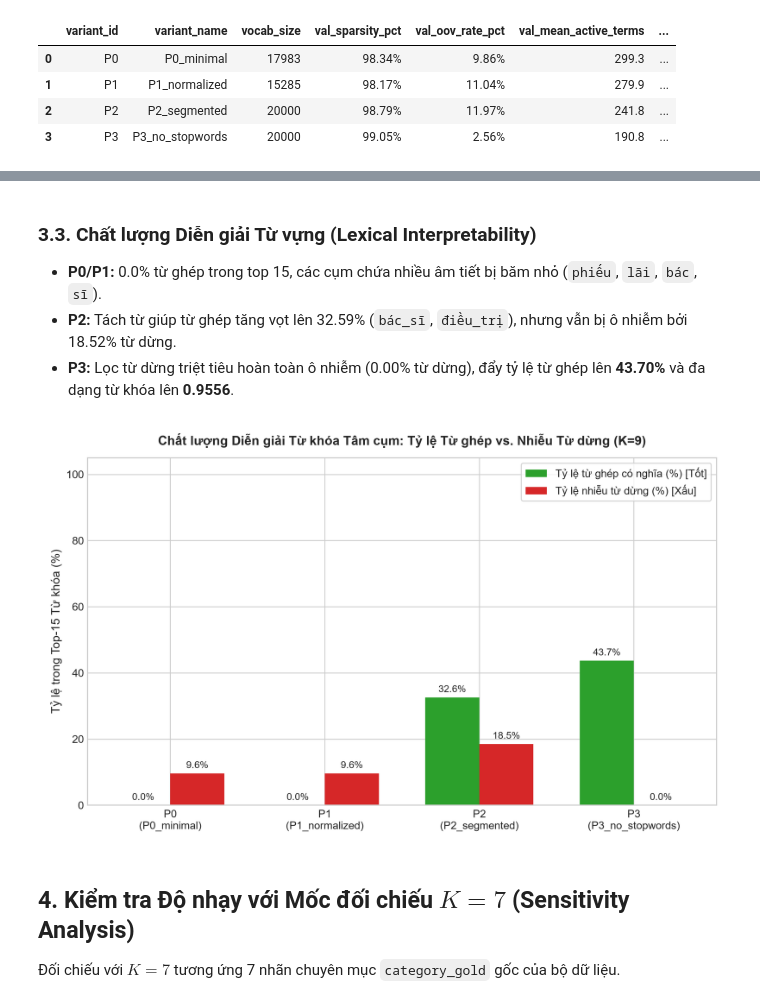
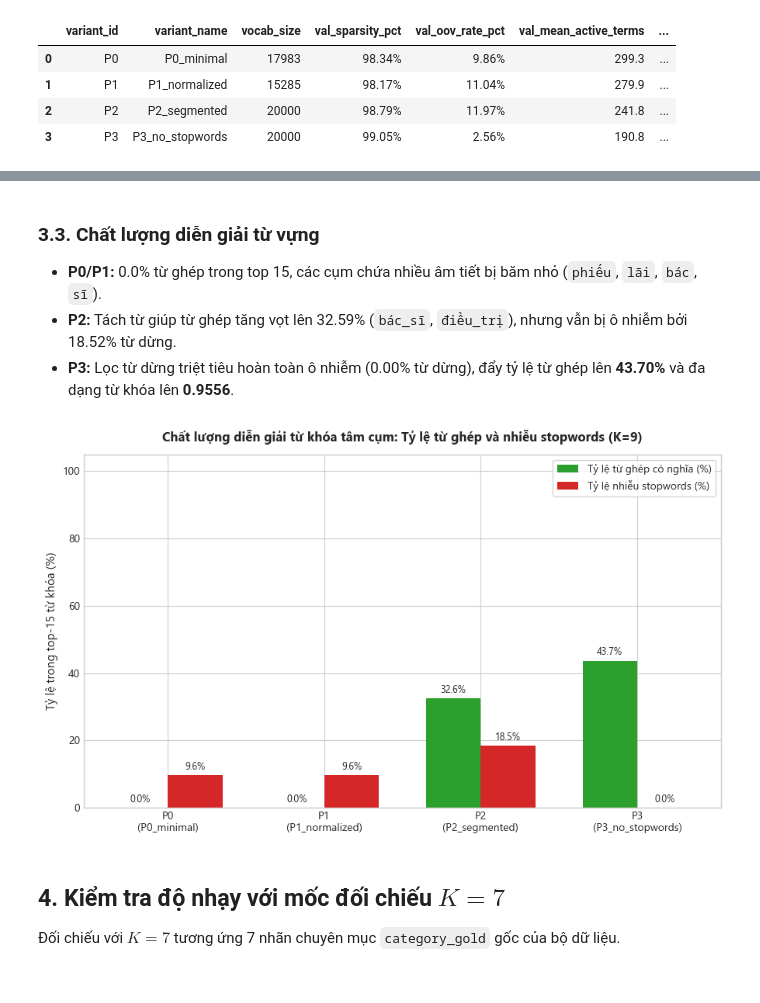
Before and after one commit to lunatran141/vietnamese-news-topic-discovery, a Jupyter notebook: notebooks/06_m03_preprocessing_ablation.ipynb, the cells around one changed output, grey strips where cells are left out. Drawn from its saved outputs; the diff is of its cells as text; code cells hidden in the pictures.

```diff
--- a/notebooks/06_m03_preprocessing_ablation.ipynb
+++ b/notebooks/06_m03_preprocessing_ablation.ipynb
@@ -108,12 +155,33 @@ display(Image(filename=str(FIGURES_DIR / "m03_intrinsic_vs_extrinsic_paradox.png
 # %% [markdown]
-### 3.3. Chất lượng Diễn giải Từ vựng (Lexical Interpretability)
+### 3.3. Chất lượng diễn giải từ vựng
 - **P0/P1:** 0.0% từ ghép trong top 15, các cụm chứa nhiều âm tiết bị băm nhỏ (`phiếu`, `lãi`, `bác`, `sĩ`).
 - **P2:** Tách từ giúp từ ghép tăng vọt lên 32.59% (`bác_sĩ`, `điều_trị`), nhưng vẫn bị ô nhiễm bởi 18.52% từ dừng.
 - **P3:** Lọc từ dừng triệt tiêu hoàn toàn ô nhiễm (0.00% từ dừng), đẩy tỷ lệ từ ghép lên **43.70%** và đa dạng từ khóa lên **0.9556**.
-# %%
-display(Image(filename=str(FIGURES_DIR / "m03_lexical_interpretability.png")))
-# %% [output]
-[figure, removed]
+# %%
+fig, ax = plt.subplots(figsize=(9, 5.5))
+bar_width = 0.35
+b1 = ax.bar(x - bar_width / 2, metrics_df["compound_keyword_ratio_pct"], bar_width, label="Tỷ lệ từ ghép có nghĩa (%)", color="#2ca02c")
+b2 = ax.bar(x + bar_width / 2, metrics_df["stopword_keyword_ratio_pct"], bar_width, label="Tỷ lệ nhiễu stopwords (%)", color="#d62728")
+
+ax.set_title("Chất lượng diễn giải từ khóa tâm cụm: Tỷ lệ từ ghép và nhiễu stopwords (K=9)", fontsize=12, fontweight="bold", pad=12)
+ax.set_ylabel("Tỷ lệ trong top-15 từ khóa (%)", fontsize=11)
+ax.set_xticks(x)
+ax.set_xticklabels(labels, fontsize=10)
+ax.set_ylim(0, 105)
+ax.legend(loc="upper right", frameon=True)
+
+for bar in b1:
+    h = bar.get_height()
+    ax.annotate(f"{h:.1f}%", xy=(bar.get_x() + bar.get_width() / 2, h), xytext=(0, 3), textcoords="offset points", ha="center", va="bottom", fontsize=9)
+for bar in b2:
+    h = bar.get_height()
+    ax.annotate(f"{h:.1f}%", xy=(bar.get_x() + bar.get_width() / 2, h), xytext=(0, 3), textcoords="offset points", ha="center", va="bottom", fontsize=9)
+
+plt.tight_layout()
+fig.savefig(FIGURES_DIR / "m03_lexical_interpretability.png", dpi=300)
+plt.show()
+# %% [output]
+[figure, added]
 # %% [markdown]
-## 4. Kiểm tra Độ nhạy với Mốc đối chiếu $K=7$ (Sensitivity Analysis)
+## 4. Kiểm tra độ nhạy với mốc đối chiếu $K=7$
 Đối chiếu với $K=7$ tương ứng 7 nhãn chuyên mục `category_gold` gốc của bộ dữ liệu.
```
Also changed, not shown: parts of 19 cells of this notebook, 9 other files.
